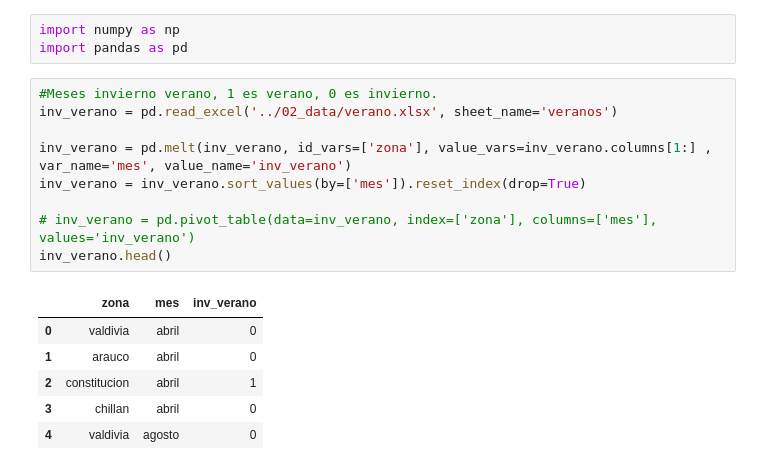
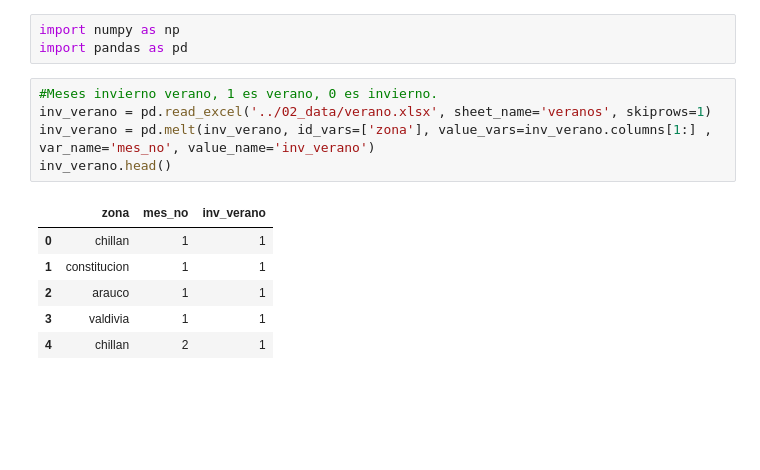
Before and after one commit to ptoledor/heu_opticliente, a Jupyter notebook: 01_notebooks/algo.ipynb, the cells around one changed output. Saved outputs shown, nothing was run; the diff lists cells and outputs as text; blank space fills up the shorter version.

```diff
--- a/01_notebooks/algo.ipynb
+++ b/01_notebooks/algo.ipynb
@@ -3,17 +3,13 @@ import numpy as np
 import pandas as pd
 # %%
 #Meses invierno verano, 1 es verano, 0 es invierno.
-inv_verano = pd.read_excel('../02_data/verano.xlsx', sheet_name='veranos')
-
-inv_verano = pd.melt(inv_verano, id_vars=['zona'], value_vars=inv_verano.columns[1:] , var_name='mes', value_name='inv_verano')
-inv_verano = inv_verano.sort_values(by=['mes']).reset_index(drop=True)
-
-# inv_verano = pd.pivot_table(data=inv_verano, index=['zona'], columns=['mes'], values='inv_verano')
+inv_verano = pd.read_excel('../02_data/verano.xlsx', sheet_name='veranos', skiprows=1)
+inv_verano = pd.melt(inv_verano, id_vars=['zona'], value_vars=inv_verano.columns[1:] , var_name='mes_no', value_name='inv_verano')
 inv_verano.head()
 # %% [output]
-|  | zona | mes | inv_verano |
-| 0 | valdivia | abril | 0 |
-| 1 | arauco | abril | 0 |
-| 2 | constitucion | abril | 1 |
-| 3 | chillan | abril | 0 |
-| 4 | valdivia | agosto | 0 |
+|  | zona | mes_no | inv_verano |
+| 0 | chillan | 1 | 1 |
+| 1 | constitucion | 1 | 1 |
+| 2 | arauco | 1 | 1 |
+| 3 | valdivia | 1 | 1 |
+| 4 | chillan | 2 | 1 |
```
Also changed, not shown: parts of 14 cells of this notebook, 5 other files.
